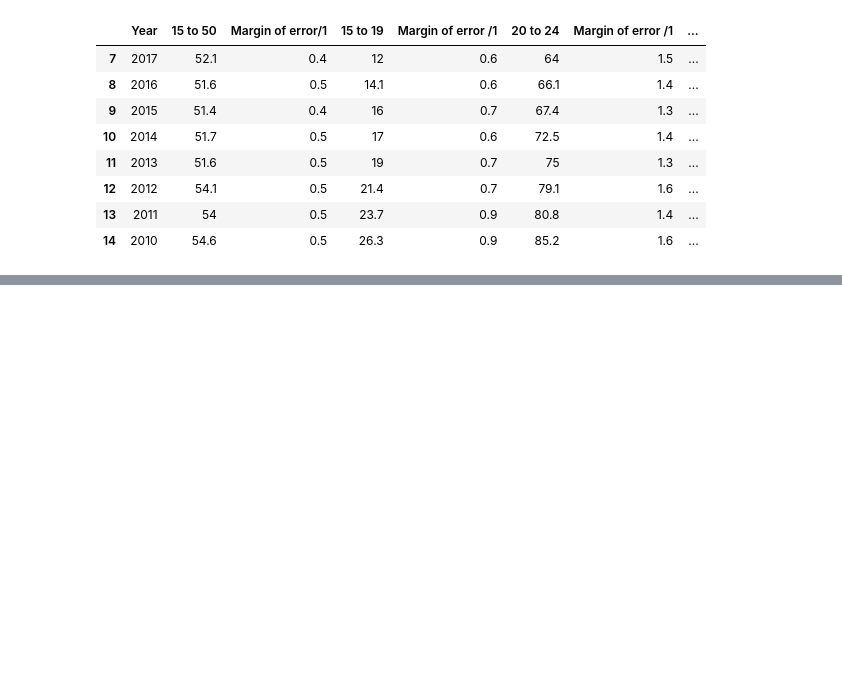
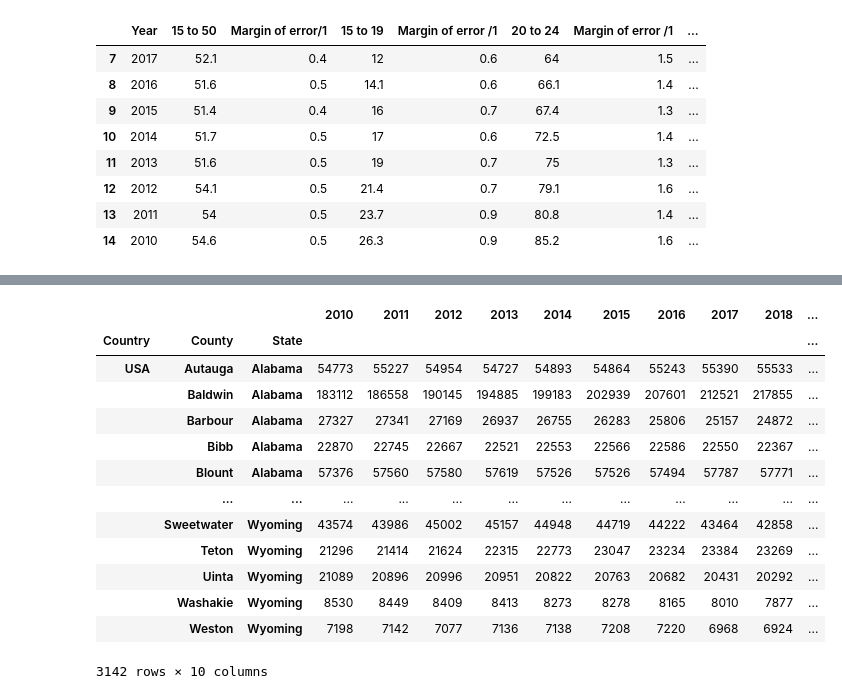
Before and after one commit to isdicely/ETL-project, a Jupyter notebook: data_transformation.ipynb, the cells around one changed output, grey strips where cells are left out. Cells and saved outputs as stored; diff of their text form; code cells hidden in the pictures; blank space fills up the shorter version.

Commit message:
Added resident population data.

```diff
--- a/data_transformation.ipynb
+++ b/data_transformation.ipynb
@@ -144,3 +140,8 @@ yearly_birth
 | 12 | 2012 | 54.1 | 0.5 | 21.4 | 0.7 | 79.1 | 1.6 | ... |
 | 13 | 2011 | 54 | 0.5 | 23.7 | 0.9 | 80.8 | 1.4 | ... |
 | 14 | 2010 | 54.6 | 0.5 | 26.3 | 0.9 | 85.2 | 1.6 | ... |
+# %%
+# Import excel file into a data frame
+excel_path = "Resources/USA_Resident_Population_2010_to_2019_N1.xlsx"
+population_df1=pd.read_excel(excel_path)
+population_df1.head()
@@ -146,0 +155,19 @@ yearly_birth
+# %%
+# Set data frame index to Country, County, State
+population_df2=population_df1.set_index(['Country', 'County', 'State'])
+population_df2
+# %% [output]
+|  |  |  | 2010 | 2011 | 2012 | 2013 | 2014 | 2015 | 2016 | 2017 | 2018 | ... |
+| Country | County | State |  |  |  |  |  |  |  |  |  | ... |
+| USA | Autauga | Alabama | 54773 | 55227 | 54954 | 54727 | 54893 | 54864 | 55243 | 55390 | 55533 | ... |
+|  | Baldwin | Alabama | 183112 | 186558 | 190145 | 194885 | 199183 | 202939 | 207601 | 212521 | 217855 | ... |
+|  | Barbour | Alabama | 27327 | 27341 | 27169 | 26937 | 26755 | 26283 | 25806 | 25157 | 24872 | ... |
+|  | Bibb | Alabama | 22870 | 22745 | 22667 | 22521 | 22553 | 22566 | 22586 | 22550 | 22367 | ... |
+|  | Blount | Alabama | 57376 | 57560 | 57580 | 57619 | 57526 | 57526 | 57494 | 57787 | 57771 | ... |
+|  | ... | ... | ... | ... | ... | ... | ... | ... | ... | ... | ... | ... |
+|  | Sweetwater | Wyoming | 43574 | 43986 | 45002 | 45157 | 44948 | 44719 | 44222 | 43464 | 42858 | ... |
+|  | Teton | Wyoming | 21296 | 21414 | 21624 | 22315 | 22773 | 23047 | 23234 | 23384 | 23269 | ... |
+|  | Uinta | Wyoming | 21089 | 20896 | 20996 | 20951 | 20822 | 20763 | 20682 | 20431 | 20292 | ... |
+|  | Washakie | Wyoming | 8530 | 8449 | 8409 | 8413 | 8273 | 8278 | 8165 | 8010 | 7877 | ... |
+|  | Weston | Wyoming | 7198 | 7142 | 7077 | 7136 | 7138 | 7208 | 7220 | 6968 | 6924 | ... |
+3142 rows × 10 columns
```
Also changed, not shown: parts of 8 cells of this notebook.
